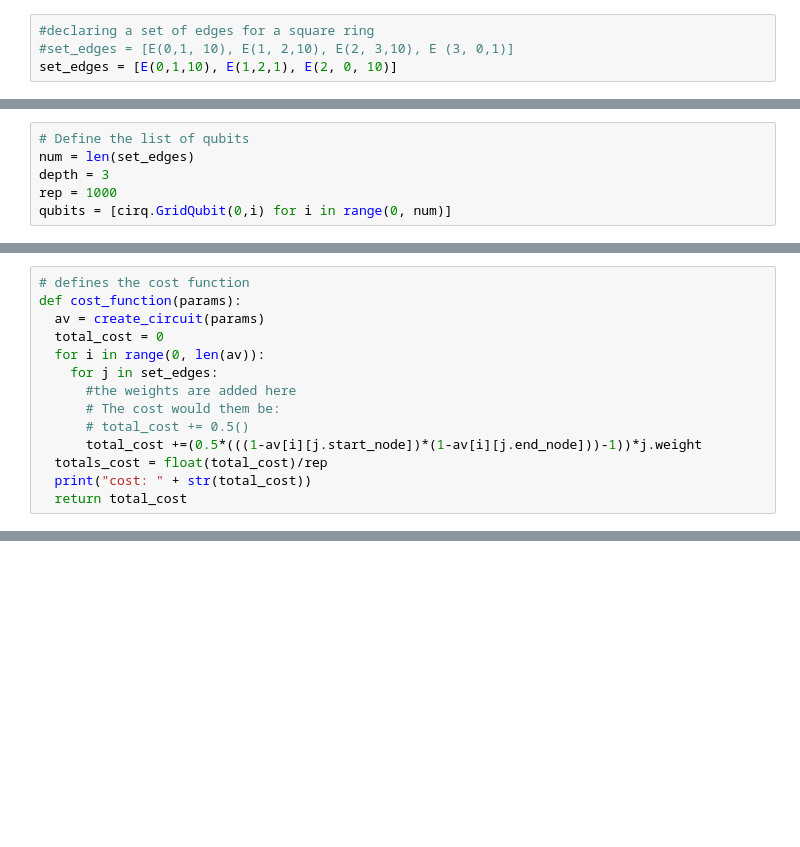
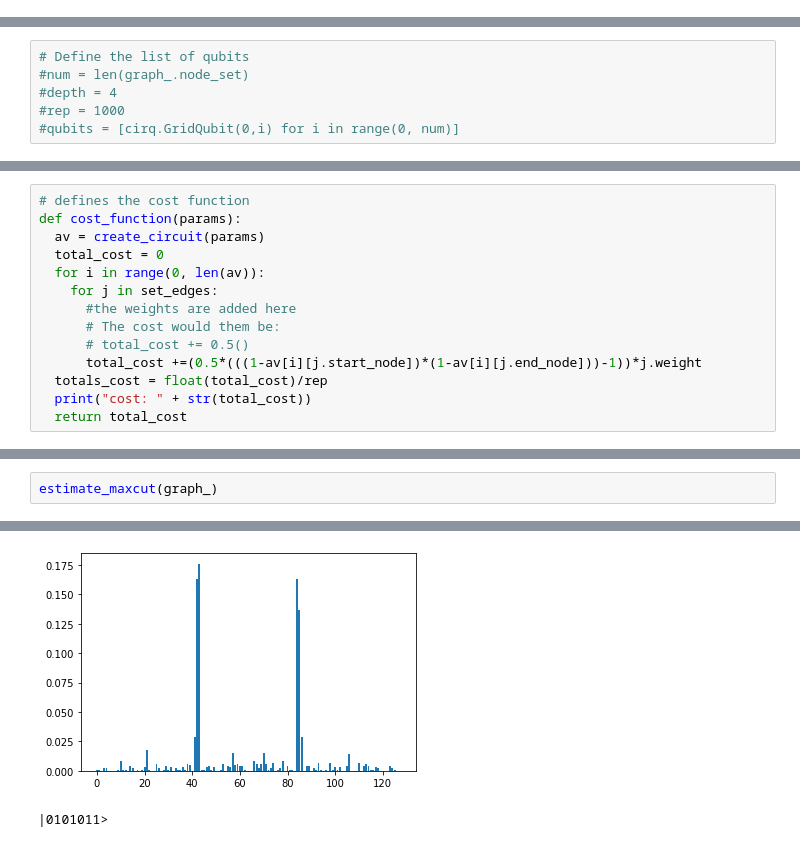
Before and after one commit to shahiryar/QAOA_Maxcut_for_weighted_graphs, a Jupyter notebook: Maxcut_weighted_graph_QAOA.ipynb, the cells around one changed output, grey strips where cells are left out. Cells and saved outputs as stored; diff of their text form; blank space fills up the shorter version.

```diff
--- a/Maxcut_weighted_graph_QAOA.ipynb
+++ b/Maxcut_weighted_graph_QAOA.ipynb
@@ -22,7 +23,3 @@ class E:
     self.start_node = start_node
     self.end_node = end_node
     self.weight = weight
-# %%
-#declaring a set of edges for a square ring
-#set_edges = [E(0,1, 10), E(1, 2,10), E(2, 3,10), E (3, 0,1)]
-set_edges = [E(0,1,10), E(1,2,1), E(2, 0, 10)]
@@ -43,10 +42,10 @@ import random
 from scipy.optimize import minimize
 # %%
 # Define the list of qubits
-num = len(set_edges)
-depth = 3
-rep = 1000
-qubits = [cirq.GridQubit(0,i) for i in range(0, num)]
+#num = len(graph_.node_set)
+#depth = 4
+#rep = 1000
+#qubits = [cirq.GridQubit(0,i) for i in range(0, num)]
 # %%
 # define initialization
   #Preparing equal superpostions on all the qubits (putting Hadamard gate)
@@ -161,0 +170,3 @@ cost: -8474.0
+# %%
+estimate_maxcut(graph_)
+# %% [output]
@@ -161,0 +190,2 @@ cost: -8474.0
+[figure, added]
+|0101011>
```
Also changed, not shown: parts of 9 cells of this notebook, 1 other file.
